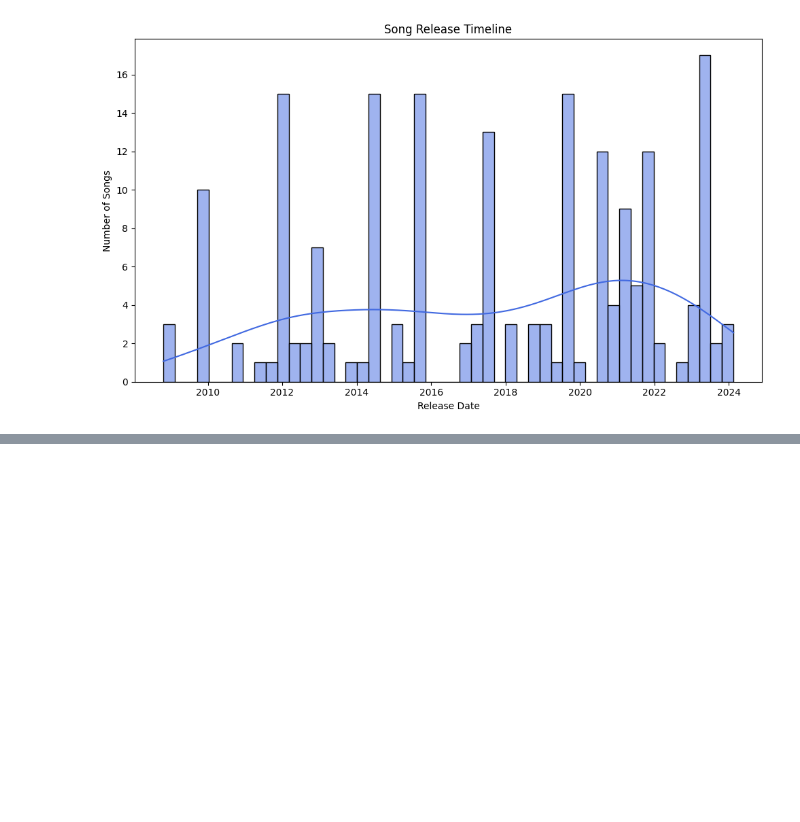
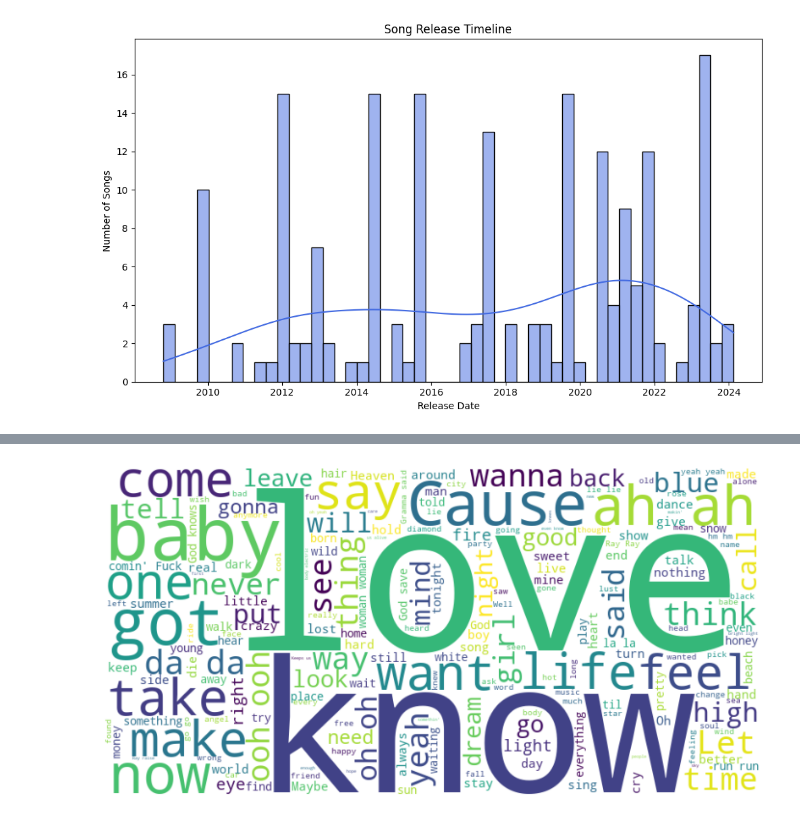
Before and after one commit to umarfarooqcode/ldr_discography_released, a Jupyter notebook: ldr_discography_released.ipynb, the cells around one changed output, grey strips where cells are left out. Saved outputs shown, nothing was run; the diff lists cells and outputs as text; code cells hidden in the pictures; blank space fills up the shorter version.

```diff
--- a/ldr_discography_released.ipynb
+++ b/ldr_discography_released.ipynb
@@ -97,0 +151,20 @@ plt.show()
+# %%
+from wordcloud import WordCloud, STOPWORDS
+# Combining all lyrics into a single string
+all_lyrics = ' '.join(ldr_discography_released_df['song_lyrics'].dropna())
+
+# Optionally, you can add more stopwords to the default list
+stopwords = set(STOPWORDS)
+additional_stopwords = {'like', 'just', 'don', 've', 'll', 's', 't', 'm'}
+stopwords = stopwords.union(additional_stopwords)
+# %%
+# Generate the word cloud
+wordcloud = WordCloud(stopwords=stopwords, background_color='white', width=800, height=400).generate(all_lyrics)
+
+# Display the word cloud using matplotlib
+plt.figure(figsize=(10, 7))
+plt.imshow(wordcloud, interpolation='bilinear')
+plt.axis('off')  # Hide the axes
+plt.show()
+# %% [output]
+[figure, added]
```
Also changed, not shown: parts of 11 cells of this notebook.
